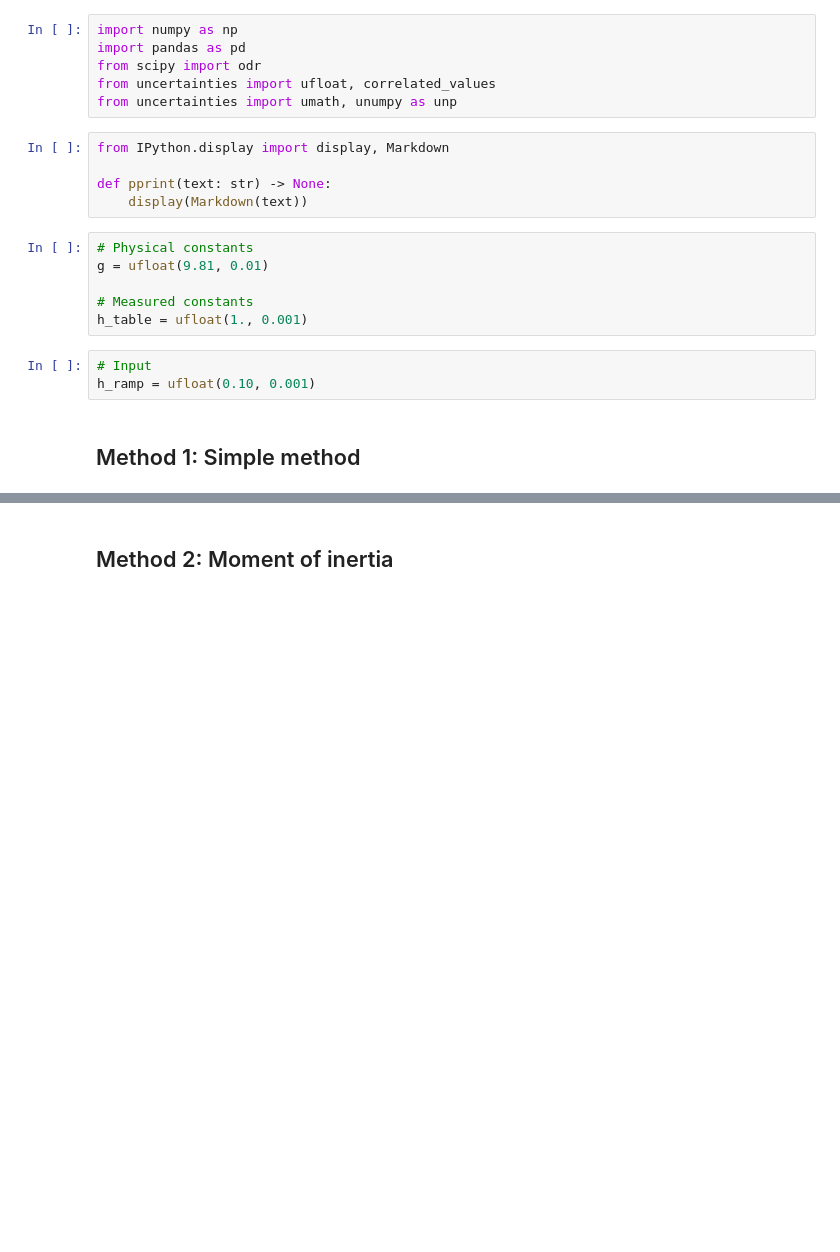
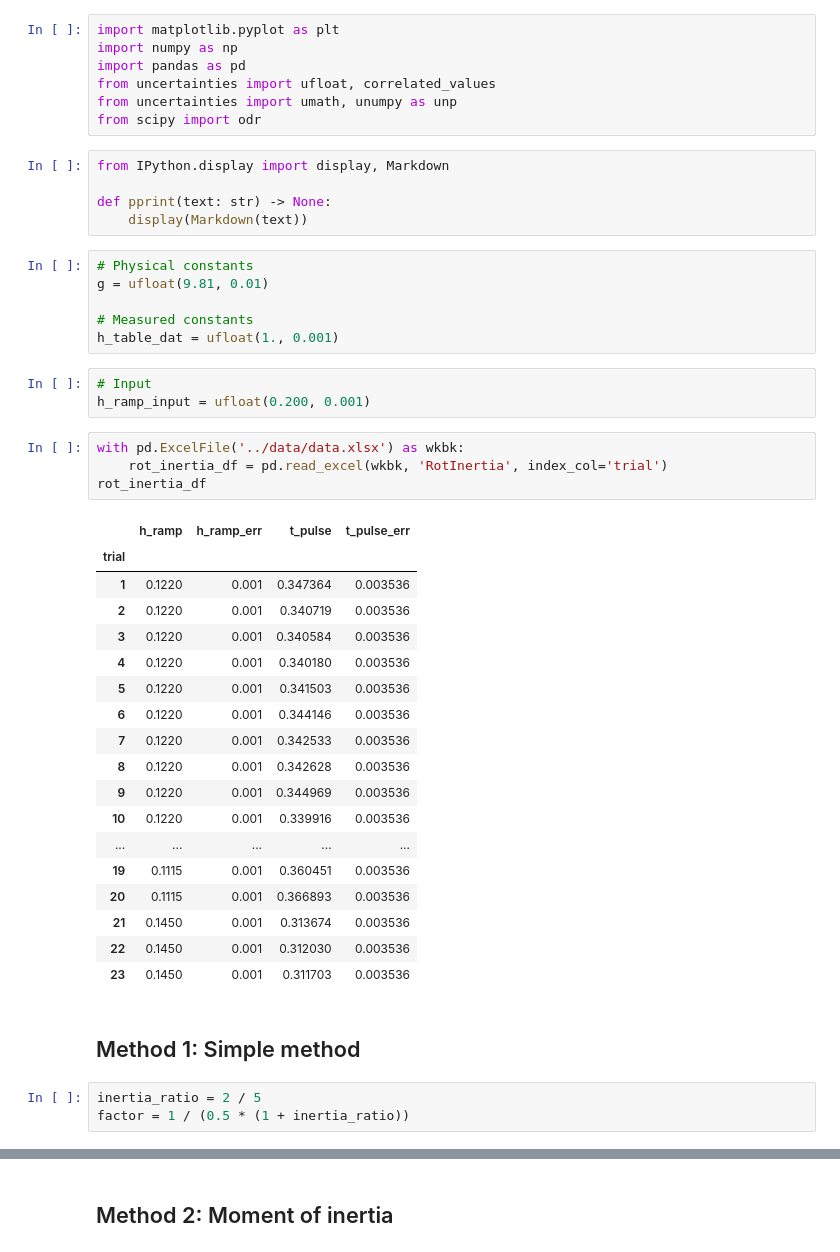
Before and after one commit to ivanpost24/ap_phys_review_lab_calc, a Jupyter notebook: notebooks/main.ipynb, the cells around one changed output, grey strips where cells are left out. Saved outputs shown, nothing was run; the diff lists cells and outputs as text; blank space fills up the shorter version.

```diff
--- a/notebooks/main.ipynb
+++ b/notebooks/main.ipynb
@@ -1,9 +1,10 @@
 # %%
+import matplotlib.pyplot as plt
 import numpy as np
 import pandas as pd
-from scipy import odr
 from uncertainties import ufloat, correlated_values
 from uncertainties import umath, unumpy as unp
+from scipy import odr
 # %%
 from IPython.display import display, Markdown
 
@@ -14,10 +15,36 @@ def pprint(text: str) -> None:
 g = ufloat(9.81, 0.01)
 
 # Measured constants
-h_table = ufloat(1., 0.001)
+h_table_dat = ufloat(1., 0.001)
 # %%
 # Input
-h_ramp = ufloat(0.10, 0.001)
+h_ramp_input = ufloat(0.200, 0.001)
+# %%
+with pd.ExcelFile('../data/data.xlsx') as wkbk:
+    rot_inertia_df = pd.read_excel(wkbk, 'RotInertia', index_col='trial')
+rot_inertia_df
+# %% [output]
+|  | h_ramp | h_ramp_err | t_pulse | t_pulse_err |
+| trial |  |  |  |  |
+| 1 | 0.1220 | 0.001 | 0.347364 | 0.003536 |
+| 2 | 0.1220 | 0.001 | 0.340719 | 0.003536 |
+| 3 | 0.1220 | 0.001 | 0.340584 | 0.003536 |
+| 4 | 0.1220 | 0.001 | 0.340180 | 0.003536 |
+| 5 | 0.1220 | 0.001 | 0.341503 | 0.003536 |
+| 6 | 0.1220 | 0.001 | 0.344146 | 0.003536 |
+| 7 | 0.1220 | 0.001 | 0.342533 | 0.003536 |
+| 8 | 0.1220 | 0.001 | 0.342628 | 0.003536 |
+| 9 | 0.1220 | 0.001 | 0.344969 | 0.003536 |
+| 10 | 0.1220 | 0.001 | 0.339916 | 0.003536 |
+| ... | ... | ... | ... | ... |
+| 19 | 0.1115 | 0.001 | 0.360451 | 0.003536 |
+| 20 | 0.1115 | 0.001 | 0.366893 | 0.003536 |
+| 21 | 0.1450 | 0.001 | 0.313674 | 0.003536 |
+| 22 | 0.1450 | 0.001 | 0.312030 | 0.003536 |
+| 23 | 0.1450 | 0.001 | 0.311703 | 0.003536 |
 # %% [markdown]
 ## Method 1: Simple method
+# %%
+inertia_ratio = 2 / 5
+factor = 1 / (0.5 * (1 + inertia_ratio))
 # %%
```
Also changed, not shown: parts of 14 cells of this notebook.
